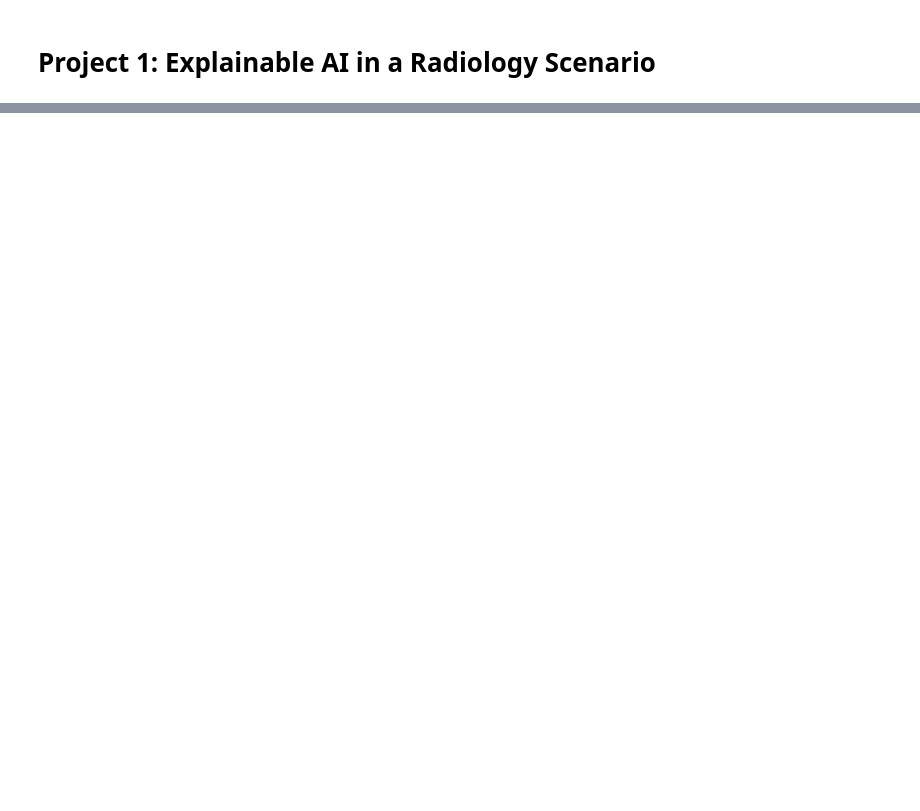
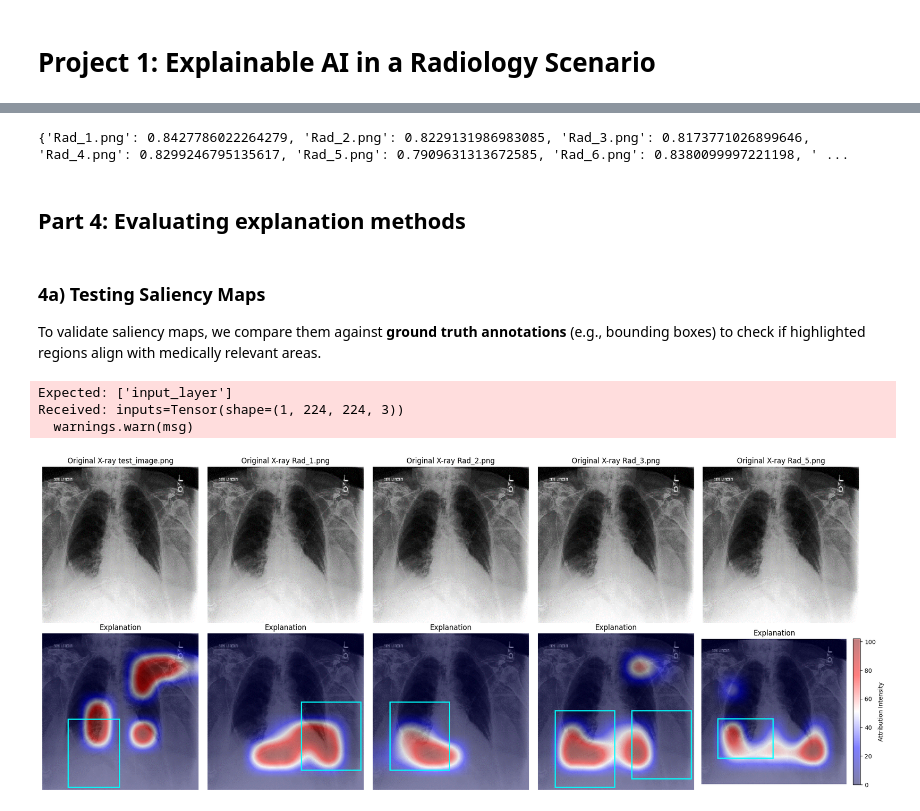
Before and after one commit to sof1a03/Explainable_AI, a Jupyter notebook: Project_1/XAI_cleaning.ipynb, the cells around one changed output, grey strips where cells are left out. Saved outputs shown, nothing was run; the diff lists cells and outputs as text; code cells hidden in the pictures; blank space fills up the shorter version.

```diff
--- a/Project_1/XAI_cleaning.ipynb
+++ b/Project_1/XAI_cleaning.ipynb
@@ -100,0 +510,4 @@ DenseNet model
+# %%
+# please run this twice, it can happen that it provides a False result when instead is True. It might be a google Drive problem.
+image_path = '/content/drive/MyDrive/XAI_Group4/CheXpert-v1.0-small/train/patient00001/study1/view1_frontal.jpg'
+os.path.exists(image_path)
@@ -100,0 +686,57 @@ DenseNet model
+# %%
+ranked_list.pop('image.png')
+print(ranked_list)
+# %% [output]
+{'Rad_1.png': 0.8427786022264279, 'Rad_2.png': 0.8229131986983085, 'Rad_3.png': 0.8173771026899646, 'Rad_4.png': 0.8299246795135617, 'Rad_5.png': 0.7909631313672585, 'Rad_6.png': 0.8380099997221198, ' ...
+# %% [markdown]
+## **Part 4: Evaluating explanation methods**
+# %% [markdown]
+### **4a) Testing Saliency Maps**
+To validate saliency maps, we compare them against **ground truth annotations** (e.g., bounding boxes) to check if highlighted regions align with medically relevant areas.
+# %%
+# Load bounding box data
+file_path = "/content/drive/MyDrive/XAI_Group4/test_data/Bounding-box annotations (320x320).xlsx"
+df = pd.read_excel(file_path, sheet_name="Folha1")
+
+# remove spaces in the csv entries
+df.columns = df.columns.str.strip()
+df = df.applymap(lambda x: x.strip() if isinstance(x, str) else x)
+path_to_test_img = '/content/drive/MyDrive/XAI_Group4/test_data/ranking_annotations/'
+output_folder = '/content/drive/MyDrive/XAI_Group4/saliency_maps_new/'
+# %%
+img_list = []
+sal_explanation_list = []
+bboxes_list = []
+image_names_list = []
+
+for index, row in df.iterrows():
+  image_name = row['Image']  + ".png"
+  if image_name == 'Test':
+    image_name = 'test_image.png'
+
+  bboxes = []
+
+  # extract bounding boxes into array
+  for i in range(1, len(row) - 1, 4):
+    if pd.notna(row.iloc[i]):
+      x1 = (int(row.iloc[i])/320)*244
+      y1 = (int(row.iloc[i + 1])/320)*244
+      x2 = (int(row.iloc[i + 2])/320)*244
+      y2 = (int(row.iloc[i + 3])/320)*244
+      bboxes.append([x1, y1, x2, y2])
+
+  img, img_array = prep_single_image(path_to_test_img + image_name, model)
+
+  sal_explanations = custom_explain(model, img_array, None)
+
+  bboxes_list.append(bboxes)
+  img_list.append(img)
+  sal_explanation_list.append(sal_explanations[0])
+  image_names_list.append(image_name)
+
+plot_saliency_maps(img_list, sal_explanation_list, image_names_list, bboxes_list, "/content/drive/MyDrive/XAI_Group4/grad_cam")
+# %% [output]
+Expected: ['input_layer']
+Received: inputs=Tensor(shape=(1, 224, 224, 3))
+  warnings.warn(msg)
+[figure, added]
```
Also changed, not shown: parts of 74 cells of this notebook, 3 other files.
